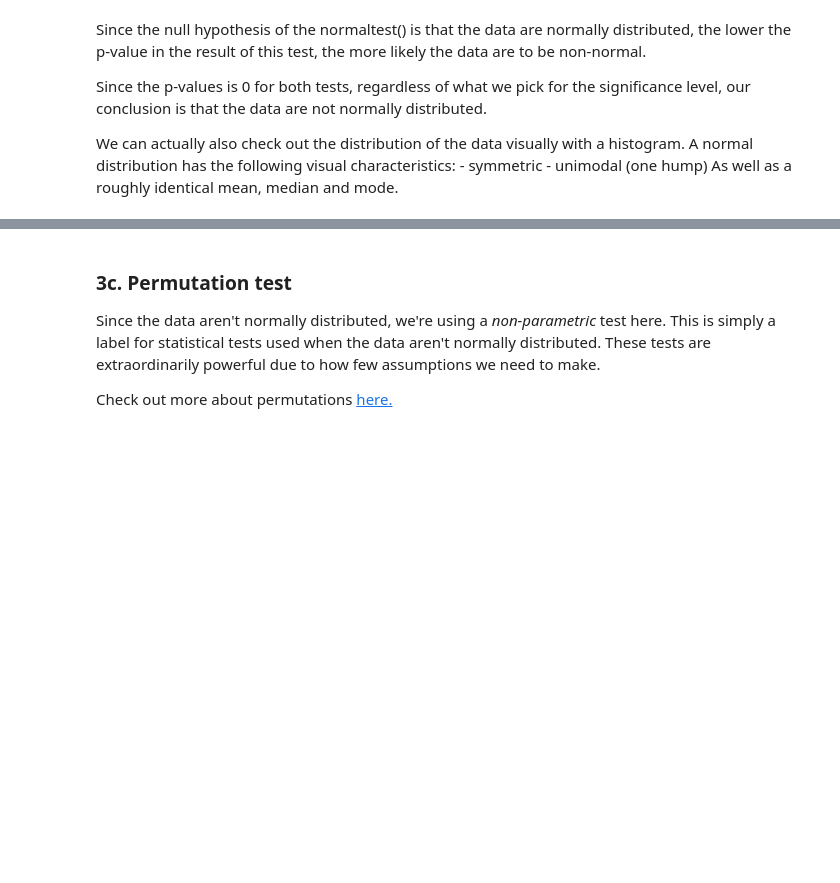
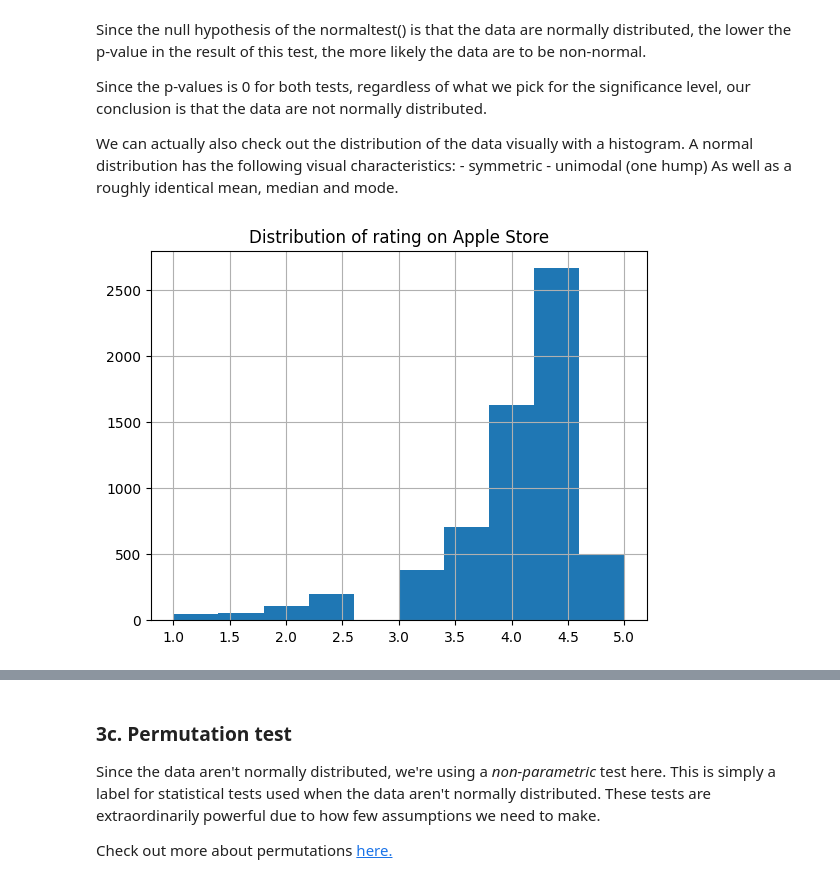
Before and after one commit to msc2106/springboard-data-science, a Jupyter notebook: app_project/Springboard Apps project - Tier 3 - Complete.ipynb, the cells around one changed output, grey strips where cells are left out. Saved outputs shown, nothing was run; the diff lists cells and outputs as text; code cells hidden in the pictures; blank space fills up the shorter version.

```diff
--- a/app_project/Springboard Apps project - Tier 3 - Complete.ipynb
+++ b/app_project/Springboard Apps project - Tier 3 - Complete.ipynb
@@ -412,7 +452,8 @@ There are many different statistical tests, all with different assumptions. You'
 # %%
 # Create a subset of the column 'Rating' by the different platforms.
 # Call the subsets 'apple' and 'google'
-_ _ _
+apple_ratings = df.loc[df.platform=='apple', 'Rating']
+google_ratings = df.loc[df.platform=='google', 'Rating']
 # %%
 # Using the stats.normaltest() method, get an indication of whether the apple data are normally distributed
 # Save the result in a variable called apple_normal, and print it out
@@ -431,6 +478,9 @@ We can actually also check out the distribution of the data visually with a hist
 As well as a roughly identical mean, median and mode.
 # %%
 # Create a histogram of the apple reviews distribution
-_ _ _
+apple_ratings.hist();
+plt.title('Distribution of rating on Apple Store');
+# %% [output]
+[figure, added]
 # %%
 # Create a histogram of the google data
```
Also changed, not shown: parts of 17 cells of this notebook.
